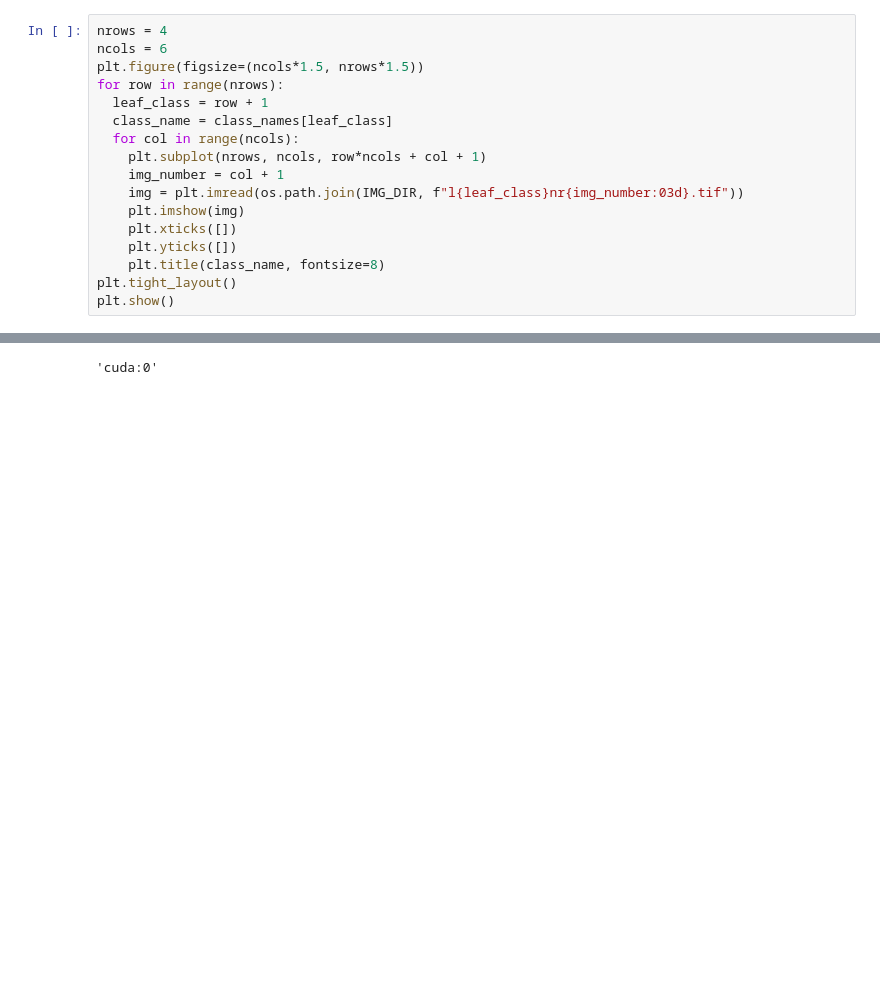
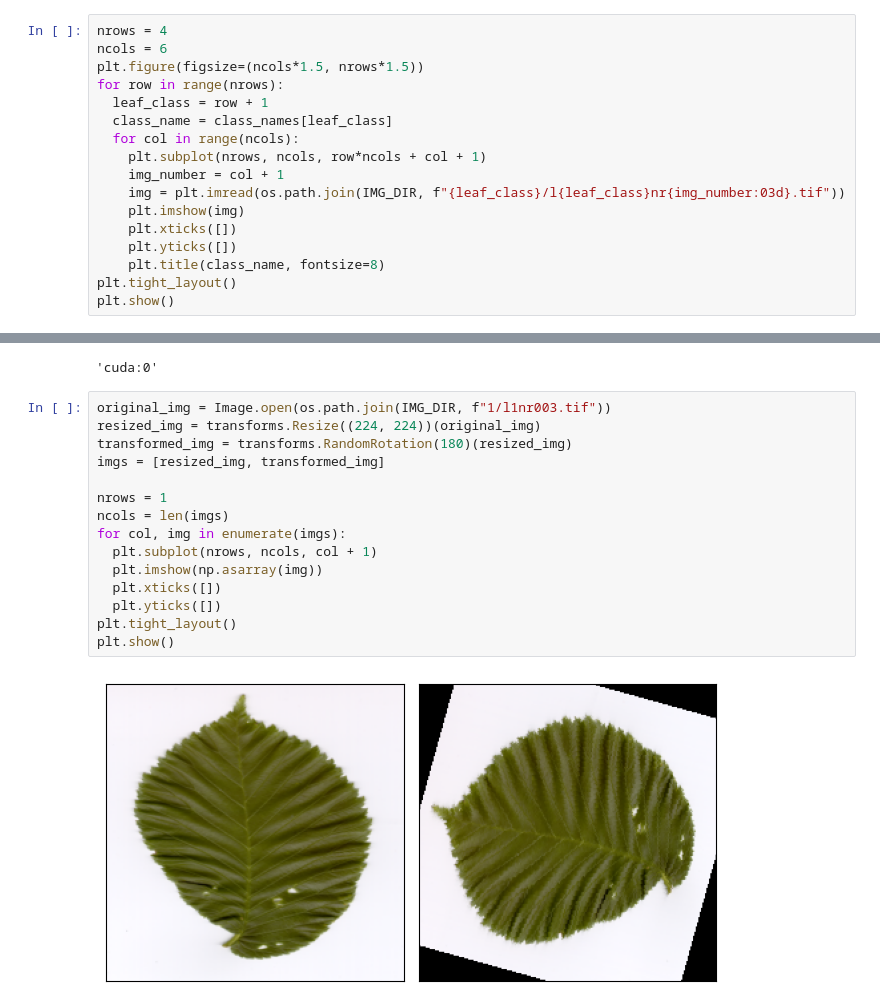
Before and after one commit to AbdoulayeDiop/plant-classification-with-pretrained-ResNet50, a Jupyter notebook: plant_classification.ipynb, the cells around one changed output, grey strips where cells are left out. Drawn from its saved outputs; the diff is of its cells as text; blank space fills up the shorter version.

```diff
--- a/plant_classification.ipynb
+++ b/plant_classification.ipynb
@@ -51,7 +54,7 @@ for row in range(nrows):
   for col in range(ncols):
     plt.subplot(nrows, ncols, row*ncols + col + 1)
     img_number = col + 1
-    img = plt.imread(os.path.join(IMG_DIR, f"l{leaf_class}nr{img_number:03d}.tif"))
+    img = plt.imread(os.path.join(IMG_DIR, f"{leaf_class}/l{leaf_class}nr{img_number:03d}.tif"))
     plt.imshow(img)
     plt.xticks([])
     plt.yticks([])
@@ -89,5 +88,22 @@ else:
 device
 # %% [output]
 'cuda:0'
+# %%
+original_img = Image.open(os.path.join(IMG_DIR, f"1/l1nr003.tif"))
+resized_img = transforms.Resize((224, 224))(original_img)
+transformed_img = transforms.RandomRotation(180)(resized_img)
+imgs = [resized_img, transformed_img]
+
+nrows = 1
+ncols = len(imgs)
+for col, img in enumerate(imgs):
+  plt.subplot(nrows, ncols, col + 1)
+  plt.imshow(np.asarray(img))
+  plt.xticks([])
+  plt.yticks([])
+plt.tight_layout()
+plt.show()
+# %% [output]
+[figure, added]
 # %%
 from torchvision.models import resnet50, ResNet50_Weights
```
Also changed, not shown: parts of 9 cells of this notebook.
